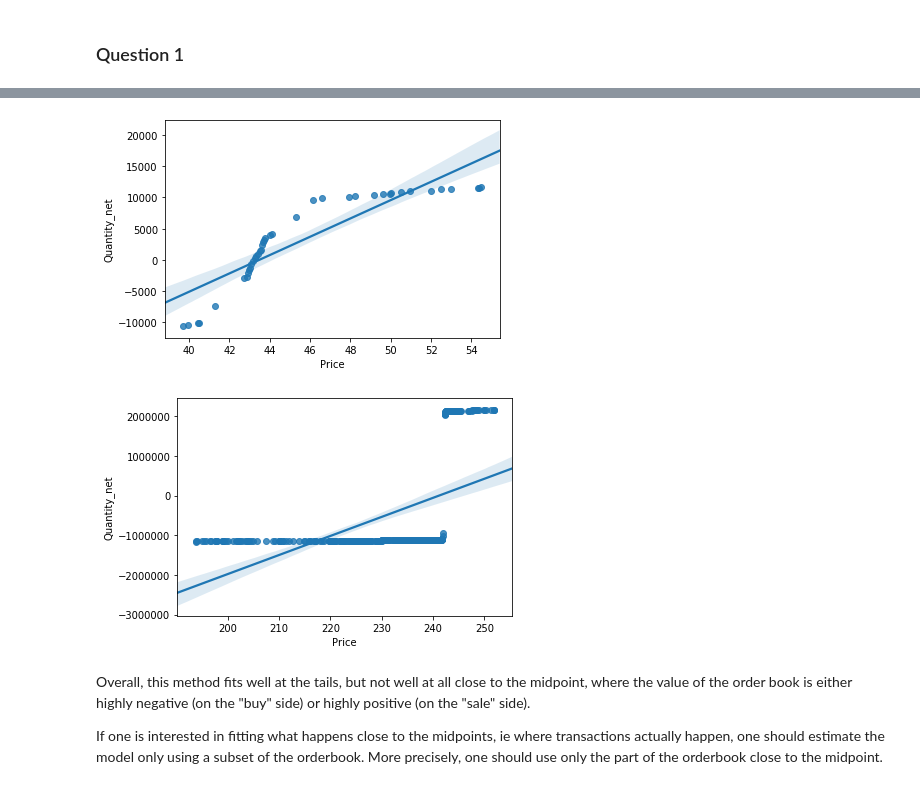
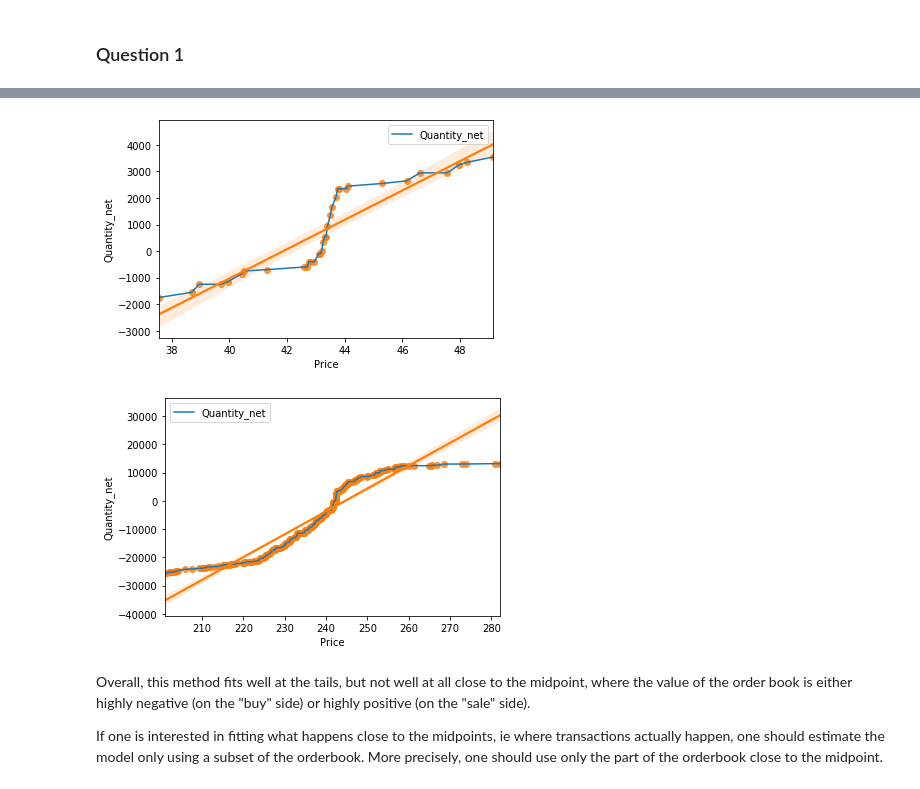
Before and after one commit to jeannesorin/BootCamp2019, a Jupyter notebook: ProblemSets/Econ/Week5/AssetPricing/Asset Pricing.ipynb, the cells around one changed output, grey strips where cells are left out. Drawn from its saved outputs; the diff is of its cells as text; code cells hidden in the pictures.

```diff
--- a/ProblemSets/Econ/Week5/AssetPricing/Asset Pricing.ipynb
+++ b/ProblemSets/Econ/Week5/AssetPricing/Asset Pricing.ipynb
@@ -496,15 +500,13 @@ essaiC.Plot_orderbook()
 # %%
-essaiGBX = Orderbooks(GBX[5], p_low = 0.1, p_high = 0.9,
-                  q_low = 0.1, q_high = 0.9)
-essaiGBX.Plot_orderbook()
+essaiGBX = Orderbooks(GBX[5])
+essaiGBX.Plot_orderbook(σ=1)
 # %% [output]
-[figure, old version]
+[figure, new version]
 # %%
-essaiSPY = Orderbooks(SPY[5], p_low = 0.1, p_high = 0.9,
-                  q_low = 0.1, q_high = 0.9)
-essaiSPY.Plot_orderbook()
+essaiSPY = Orderbooks(SPY[5])
+essaiSPY.Plot_orderbook(σ=1)
 # %% [output]
-[figure, old version]
+[figure, new version]
 # %% [markdown]
 Overall, this method fits well at the tails, but not well at all close to the midpoint, where the value of the order book is either highly negative (on the "buy" side) or highly positive (on the "sale" side).
 
```
Also changed, not shown: parts of 22 cells of this notebook.
